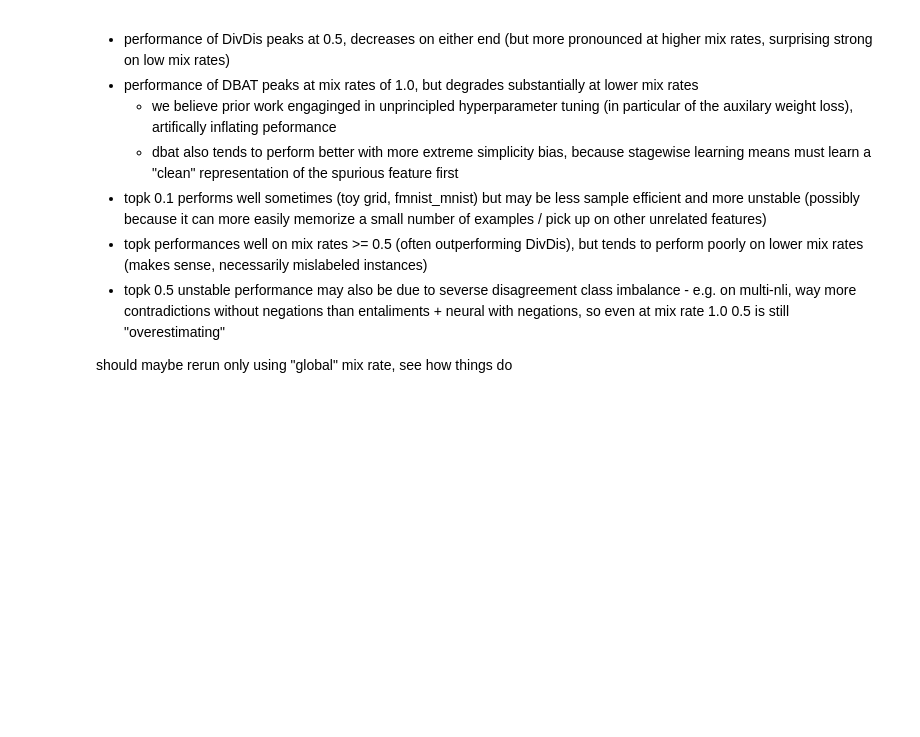
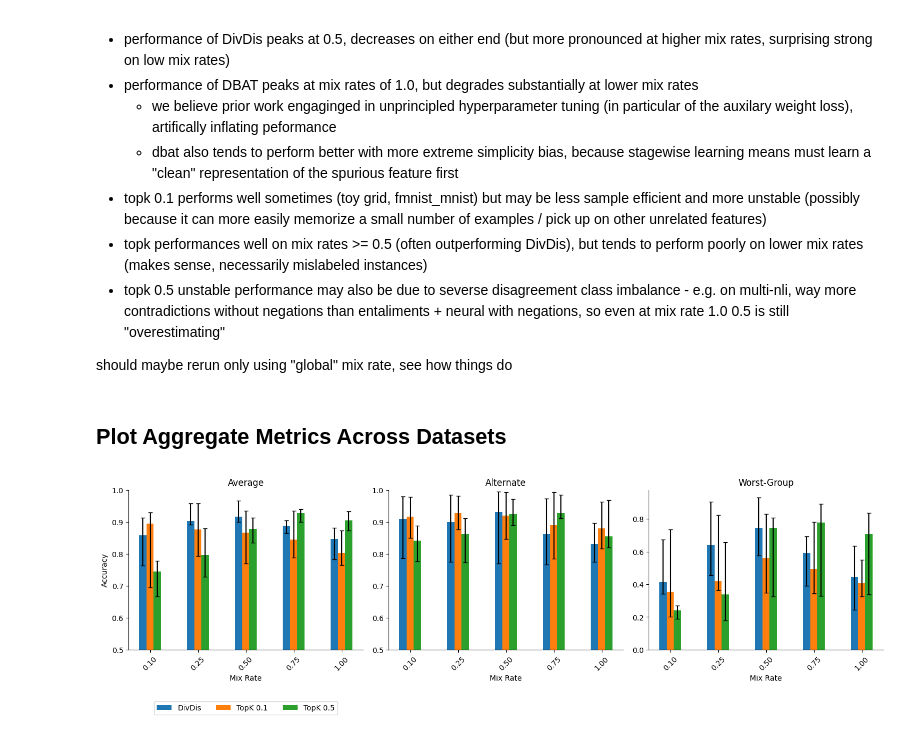
Before and after one commit to oliveradk/diverse-gen, a Jupyter notebook: experiments/250122_cc/0_cc_exps.ipynb, the cells around one changed output. Drawn from its saved outputs; the diff is of its cells as text; code cells hidden in the pictures; blank space fills up the shorter version.

Commit message:
plotting aggregate regsults for cc exps

```diff
--- a/experiments/250122_cc/0_cc_exps.ipynb
+++ b/experiments/250122_cc/0_cc_exps.ipynb
@@ -63,10 +63,10 @@ LR = 1e-4
 OPTIMIZER = "adamw"
 
 # seeds
-seeds = [1, 2, 3]
+SEEDS = [1, 2, 3]
 
 # mix rates
-mix_rates = [0.1, 0.25, 0.5, 0.75, 1.0]
+MIX_RATES = [0.1, 0.25, 0.5, 0.75, 1.0]
 
 # methods
 methods = {
@@ -150,10 +150,10 @@ lr_optim_map = {
 
 configs = {
     (ds_name, method_name, mix_rate, seed): {**ds, **method, "mix_rate": mix_rate, "seed": seed}
-    for (ds_name, ds), (method_name, method), mix_rate, seed in product(datasets.items(), methods.items(), mix_rates, seeds)
+    for (ds_name, ds), (method_name, method), mix_rate, seed in product(datasets.items(), methods.items(), MIX_RATES, SEEDS)
     if not (ds_name == "multi-nli" and method_name == "ERM")
 }
-for (ds_name, ds), seed in product(datasets.items(), seeds):
+for (ds_name, ds), seed in product(datasets.items(), SEEDS):
     if ds_name == "multi-nli": # TODO: remove this
         configs[(ds_name, "ERM", 0.0, seed)] = {**ds, **methods["ERM"], "seed": seed}
 
@@ -254,3 +254,9 @@ for (ds_name, method_name, mix_rate, seed), conf in configs.items():
 metrics_dict = defaultdict(list)
 for (ds_name, method_name, mix_rate, seed), conf in configs.items():
     metrics_dict[(ds_name, method_name, mix_rate, seed)].append(get_exp_metrics(conf))
+# %%
+# get average accs (by val loss) for each experiment
+acc_results = defaultdict(lambda:defaultdict(list))
+for ds_name, method_dict in exps_by_dataset_method.items():
+    for method_name, exps in method_dict.items():
+        acc_results[ds_name][method_name] = get_acc_results(exps, model_selection="loss", acc_metric="test_acc", verbose=True)
@@ -330,20 +350,3 @@ def plot_acc_results(
     return fig, ax
 # %%
 ignored_loss_types = []
-# %%
-current_colors = plt.rcParams['axes.prop_cycle'].by_key()['color']
-fig, ax = plt.subplots(figsize=(8, 0.5))
-legend_elements = [
-    plt.Line2D([0], [0], color=current_colors[i], marker='o' if k != "ERM" else None, linestyle='-' if k != "ERM" else '--', label=k)
-    for i, k in enumerate([k for k in methods.keys() if k not in ignored_loss_types])
-]
-
-ax.set_axis_off()
-
-
-plt.figlegend(handles=legend_elements,
-              ncol=len(methods),
-             loc='center',
-             bbox_to_anchor=(0.5, 0.5),
-             fontsize=12,
-             frameon=True)
@@ -481,3 +469,5 @@ key takeaways:
 - topk 0.5 unstable performance may also be due to severse disagreement class imbalance - e.g. on multi-nli, way more contradictions without negations than entaliments + neural with negations, so even at mix rate 1.0 0.5 is still "overestimating"
 
 should maybe rerun only using "global" mix rate, see how things do
+# %% [markdown]
+## Plot Aggregate Metrics Across Datasets
@@ -483,0 +737,13 @@ should maybe rerun only using "global" mix rate, see how things do
+# %%
+# Example usage:
+# ignored_methods = ["DBAT", "ERM"]  # Methods to filter out
+fig, axes = plot_aggregate_metrics(
+    acc_results,
+    alt_acc_results,
+    worst_acc_results,
+    included_methods=["TopK 0.5", "DivDis", "TopK 0.1"],
+    save_path="figures/cc_mix_rate_summary_divdis_topk.svg",
+    use_quartiles=True
+)
+# %% [output]
+[figure, added]
```
Also changed, not shown: parts of 9 cells of this notebook, 2 other files.
